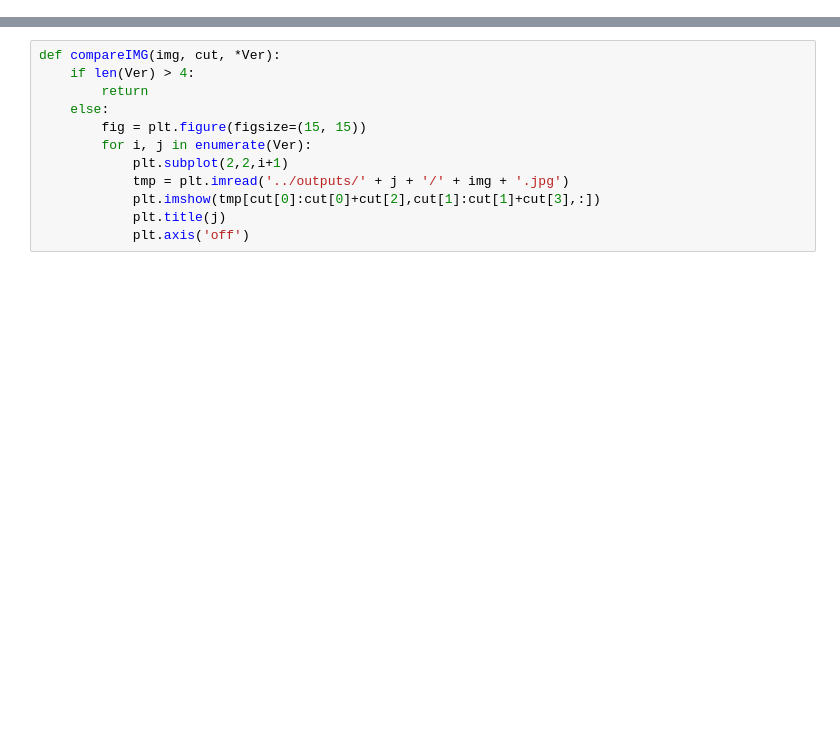
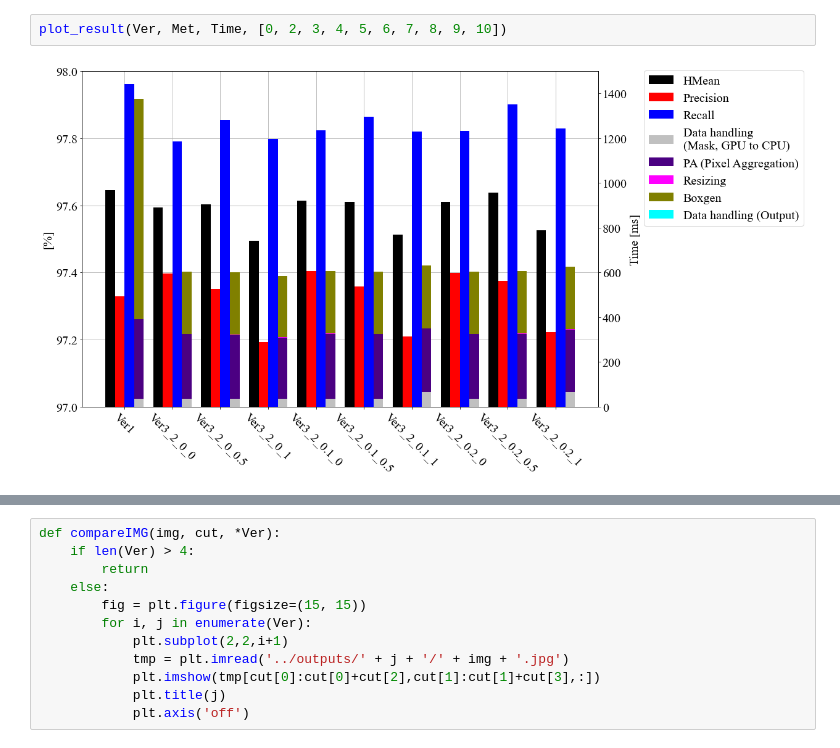
Before and after one commit to Zerohertz/pan_pp.pytorch, a Jupyter notebook: evaluation/Results.ipynb, the cells around one changed output, grey strips where cells are left out. Cells and saved outputs as stored; diff of their text form; blank space fills up the shorter version.

```diff
--- a/evaluation/Results.ipynb
+++ b/evaluation/Results.ipynb
@@ -129,0 +93,4 @@ plt.savefig('test.png', dpi = 300, bbox_inches = 'tight', pad_inches = 0.3, tran
+# %%
+plot_result(Ver, Met, Time, [0, 2, 3, 4, 5, 6, 7, 8, 9, 10])
+# %% [output]
+[figure, added]
```
Also changed, not shown: parts of 11 cells of this notebook, 3 other files.
